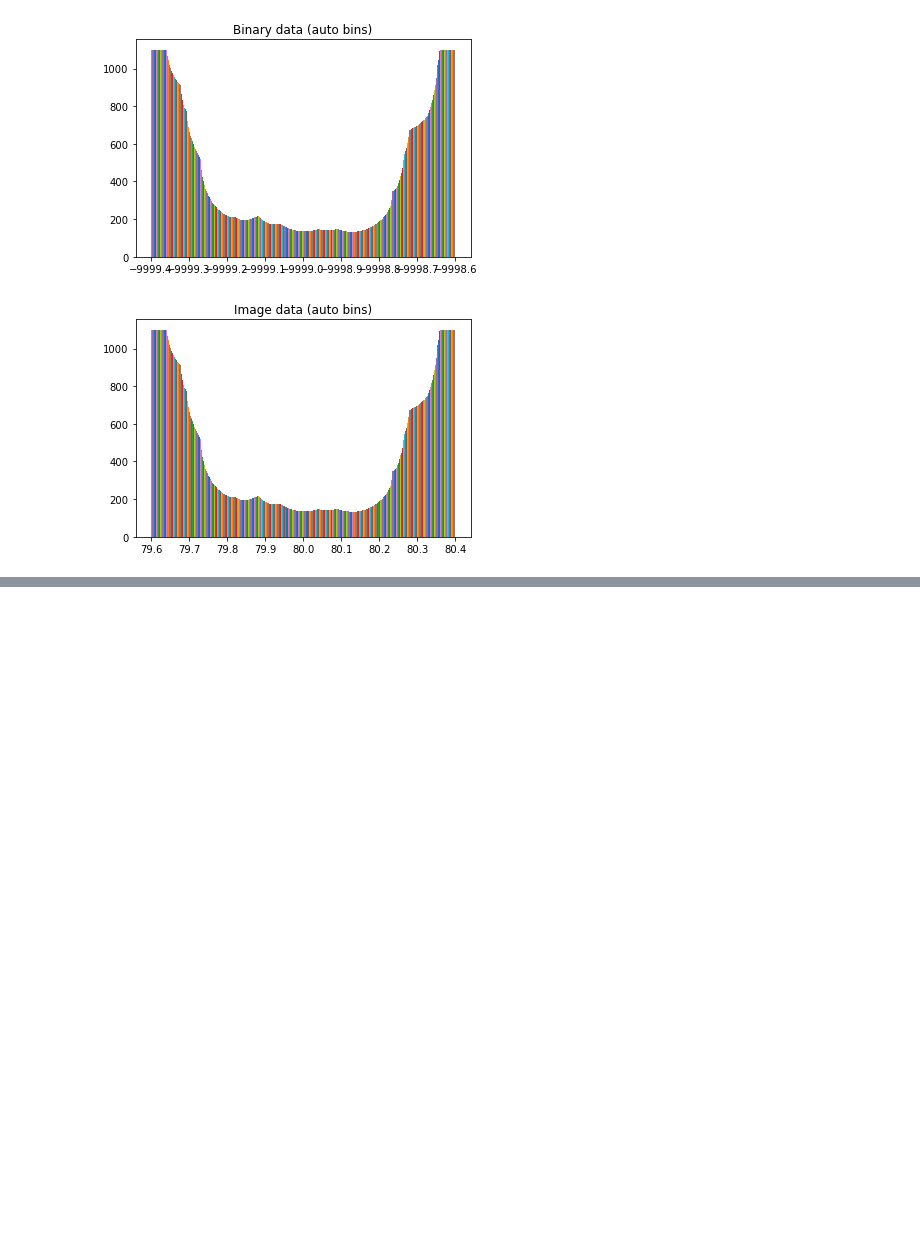
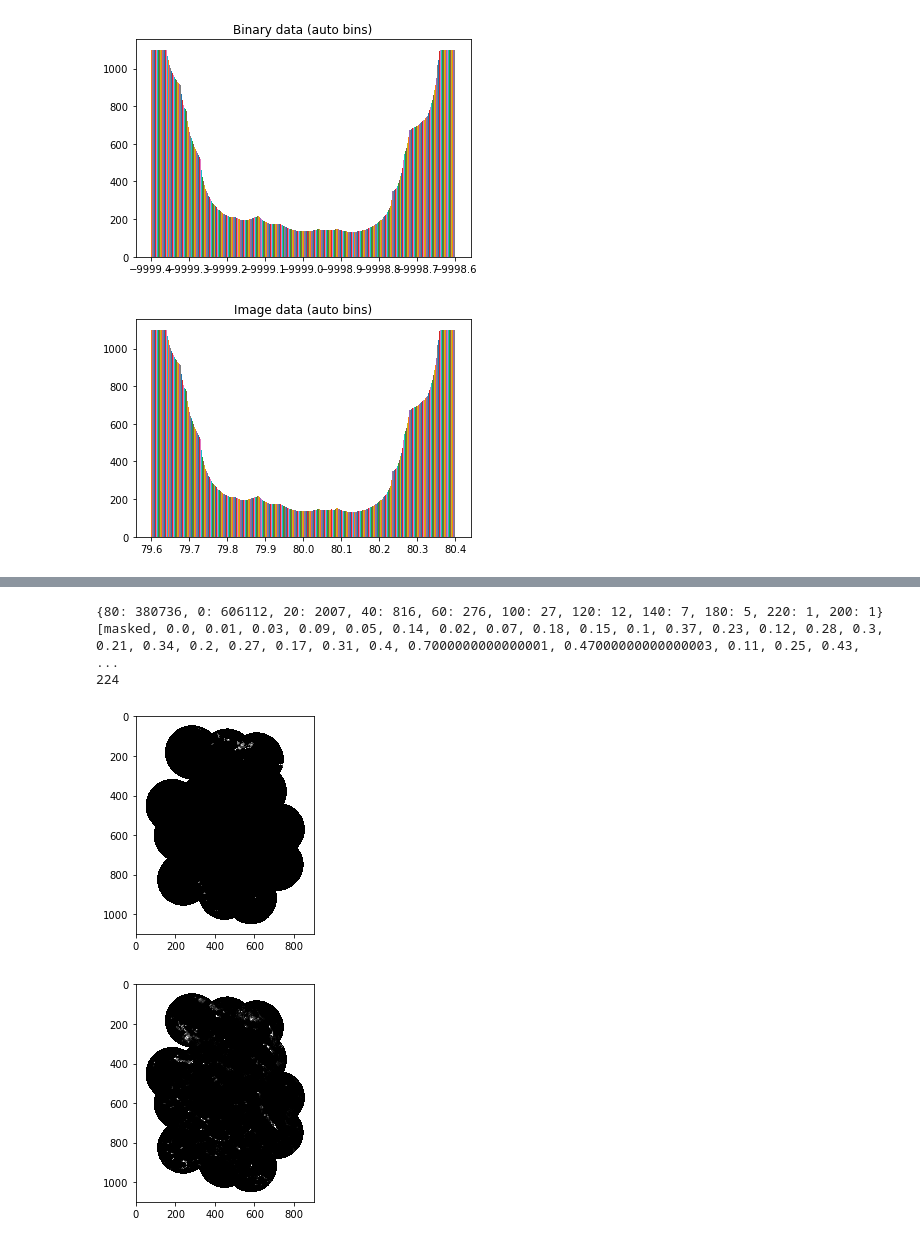
Before and after one commit to thgnaedi/DeepRain, a Jupyter notebook: Data/Data Analysis.ipynb, the cells around one changed output, grey strips where cells are left out. Saved outputs shown, nothing was run; the diff lists cells and outputs as text; code cells hidden in the pictures; blank space fills up the shorter version.

```diff
--- a/Data/Data Analysis.ipynb
+++ b/Data/Data Analysis.ipynb
@@ -95,0 +142,32 @@ plt.show()
+# %%
+img_a = {}
+for i in range(1100):
+    for j in range(900):
+        if img_data[i][j] in img_a:
+            img_a[img_data[i][j]] += 1
+            continue
+        img_a[img_data[i][j]] = 1
+print(img_a)
+
+bin_a = []
+for i in range(1100):
+    for j in range(900):
+        if bin_data[i][j] in bin_a:
+            continue
+
+        bin_a.append(bin_data[i][j])
+print(bin_a)
+print(len(bin_a))
+# %% [output]
+{80: 380736, 0: 606112, 20: 2007, 40: 816, 60: 276, 100: 27, 120: 12, 140: 7, 180: 5, 220: 1, 200: 1}
+[masked, 0.0, 0.01, 0.03, 0.09, 0.05, 0.14, 0.02, 0.07, 0.18, 0.15, 0.1, 0.37, 0.23, 0.12, 0.28, 0.3, 0.21, 0.34, 0.2, 0.27, 0.17, 0.31, 0.4, 0.7000000000000001, 0.47000000000000003, 0.11, 0.25, 0.43, ...
+224
+# %%
+import matplotlib.pyplot as plt
+plt.imshow(img_data, cmap="gray", vmax=80)
+plt.show()
+plt.imshow(bin_data, cmap="gray", vmax=1)
+plt.show()
+# %% [output]
+[figure, added]
+[figure, added]
```
Also changed, not shown: parts of 5 cells of this notebook, 1 other file.
